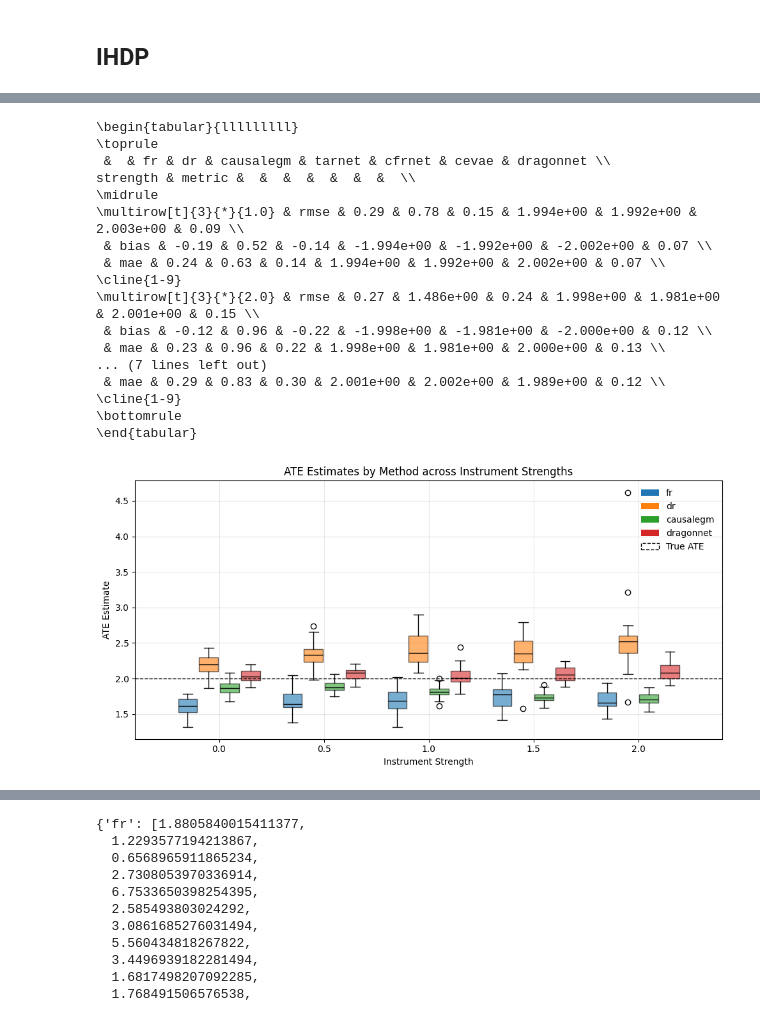
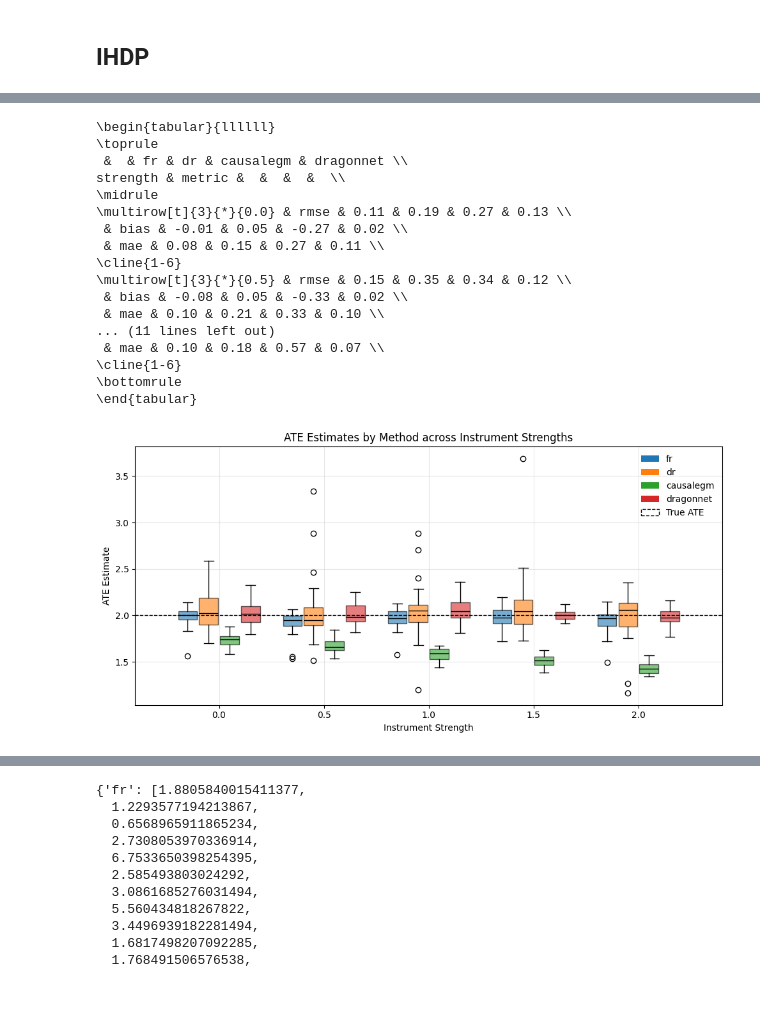
Before and after one commit to xwshen51/frengression, a Jupyter notebook: paper_exp/binary.ipynb, the cells around one changed output, grey strips where cells are left out. Drawn from its saved outputs; the diff is of its cells as text; code cells hidden in the pictures.

Commit message:
binary treatment result

```diff
--- a/paper_exp/binary.ipynb
+++ b/paper_exp/binary.ipynb
@@ -679,7 +606,7 @@ while valid_trials < max_trials:
 
     # Initialize Frengression model
     model = Frengression(x_tr.shape[1], y_tr.shape[1], z_tr.shape[1],
-                         noise_dim=1, num_layer=3, hidden_dim=400,
+                         noise_dim=1, num_layer=3, hidden_dim=100,
                          device=torch.device('cuda' if torch.cuda.is_available() else 'cpu'),
                          x_binary=binary_intervention, z_binary_dims=0)
 
@@ -691,7 +618,7 @@ while valid_trials < max_trials:
     P0 = model.predict_causal(torch.tensor([0], dtype=torch.int32), sample_size=1000).numpy()
     P1 = model.sample_causal_margin(torch.tensor([1], dtype=torch.int32), sample_size=1000).numpy().reshape(-1, 1)
     ate_fr = np.mean(P1) - np.mean(P0)
-    # ate_fr = cross_fit_frengression(df_tr, binary_intervention, p, outcome_reg=False, k_folds=5, num_iters=1000, lr=1e-4, sample_size=1000)['ATE_marginal']
+    # ate_fr = cross_fit_frengression(df_tr, binary_intervention, p, outcome_reg=False, k_folds=1, num_iters=1000, lr=1e-4, sample_size=1000)['ATE']
 
     tracker['fr'].append(ate_fr)
 
@@ -717,14 +644,2 @@ Stopping at iter 117: |Δy|=8.2117e-03, |Δη|=7.9522e-03
 Warning: covariate dimension does not aligned with the specified input dimension; filling in the remaining dimension with noise.
 Warning: covariate dimension does not aligned with the specified input dimension; filling in the remaining dimension with noise.
-# %%
-model = Frengression(x_tr.shape[1], y_tr.shape[1], z_tr.shape[1],
-                         noise_dim=1, num_layer=3, hidden_dim=100,
-                         device=torch.device('cuda' if torch.cuda.is_available() else 'cpu'),
-                         x_binary=binary_intervention, z_binary_dims=0)
-
-
-model.train_y(x_tr, z_tr, y_tr, num_iters=1000, lr=1e-4, print_every_iter=100, tol = 0.01)
-P0 = model.predict_causal(torch.tensor([0], dtype=torch.int32), sample_size=1000).numpy()
-P1 = model.sample_causal_margin(torch.tensor([1], dtype=torch.int32), sample_size=1000).numpy().reshape(-1, 1)
-ate_fr = np.mean(P1) - np.mean(P0)
-ate_fr
@@ -739,0 +646,15 @@ Epoch 700: loss 1.3458, loss_y 0.7984, 1.8274, 2.0580,  loss_eta 0.5475, 1.2038,
+# %%
+model = Frengression(x_tr.shape[1], y_tr.shape[1], z_tr.shape[1],
+                         noise_dim=1, num_layer=3, hidden_dim=100,
+                         device=torch.device('cuda' if torch.cuda.is_available() else 'cpu'),
+                         x_binary=binary_intervention, z_binary_dims=0)
+
+
+model.train_y(x_tr, z_tr, y_tr, num_iters=1000, lr=1e-4, print_every_iter=100, tol = 0)
+
+
+# # Sample model distributions
+P0 = model.predict_causal(torch.tensor([0], dtype=torch.int32), sample_size=1000).numpy()
+P1 = model.sample_causal_margin(torch.tensor([1], dtype=torch.int32), sample_size=1000).numpy().reshape(-1, 1)
+ate_fr = np.mean(P1) - np.mean(P0)
+ate_fr
@@ -757,12 +712,12 @@ import numpy as np
 import pandas as pd
 
 # 1) Load your tracker
-with open("result/binary/synthetic_1k.json") as f:
+with open("result/binary/synthetic_1k_v1.json") as f:
     tracker = json.load(f)
 
 # 2) Define strengths and methods in the order you want
 strengths = sorted(tracker.keys(), key=lambda x: float(x))
-methods   = ["fr","dr","causalegm","tarnet","cfrnet","cevae","dragonnet"]
+methods   = ["fr","dr","causalegm","dragonnet"]
 
 # 3) Build a MultiIndex DataFrame
 rows = []
@@ -800,21 +755,21 @@ df_fmt = df.applymap(fmt)
 # 5) Print LaTeX
 print(df_fmt.to_latex(multicolumn=True, multirow=True, escape=False))
 # %% [output]
-\begin{tabular}{lllllllll}
+\begin{tabular}{llllll}
 \toprule
- &  & fr & dr & causalegm & tarnet & cfrnet & cevae & dragonnet \\
-strength & metric &  &  &  &  &  &  &  \\
+ &  & fr & dr & causalegm & dragonnet \\
+strength & metric &  &  &  &  \\
 \midrule
-\multirow[t]{3}{*}{1.0} & rmse & 0.29 & 0.78 & 0.15 & 1.994e+00 & 1.992e+00 & 2.003e+00 & 0.09 \\
- & bias & -0.19 & 0.52 & -0.14 & -1.994e+00 & -1.992e+00 & -2.002e+00 & 0.07 \\
- & mae & 0.24 & 0.63 & 0.14 & 1.994e+00 & 1.992e+00 & 2.002e+00 & 0.07 \\
-\cline{1-9}
-\multirow[t]{3}{*}{2.0} & rmse & 0.27 & 1.486e+00 & 0.24 & 1.998e+00 & 1.981e+00 & 2.001e+00 & 0.15 \\
- & bias & -0.12 & 0.96 & -0.22 & -1.998e+00 & -1.981e+00 & -2.000e+00 & 0.12 \\
- & mae & 0.23 & 0.96 & 0.22 & 1.998e+00 & 1.981e+00 & 2.000e+00 & 0.13 \\
-... (7 lines left out)
- & mae & 0.29 & 0.83 & 0.30 & 2.001e+00 & 2.002e+00 & 1.989e+00 & 0.12 \\
-\cline{1-9}
+\multirow[t]{3}{*}{0.0} & rmse & 0.11 & 0.19 & 0.27 & 0.13 \\
+ & bias & -0.01 & 0.05 & -0.27 & 0.02 \\
+ & mae & 0.08 & 0.15 & 0.27 & 0.11 \\
+\cline{1-6}
+\multirow[t]{3}{*}{0.5} & rmse & 0.15 & 0.35 & 0.34 & 0.12 \\
+ & bias & -0.08 & 0.05 & -0.33 & 0.02 \\
+ & mae & 0.10 & 0.21 & 0.33 & 0.10 \\
+... (11 lines left out)
+ & mae & 0.10 & 0.18 & 0.57 & 0.07 \\
+\cline{1-6}
 \bottomrule
 \end{tabular}
 # %%
@@ -824,7 +779,7 @@ import matplotlib.pyplot as plt
 from matplotlib.patches import Patch
 
 # Load
-with open("result/binary/synthetic_1k_v3.json") as f:
+with open("result/binary/synthetic_1k_v1.json") as f:
     tracker = json.load(f)
 
 strengths = sorted(tracker.keys(), key=lambda x: float(x))
@@ -845,34 +800,34 @@ for i, s in enumerate(strengths):
     if i == 1:
         pass
     for j, meth in enumerate(methods):
         pos = i - 0.4 + j*width + width/2
         data = tracker[s][meth]
         plt.boxplot(data,
                     positions=[pos],
                     widths=width*0.9,
                     patch_artist=True,
                     boxprops=dict(facecolor=colors[meth], alpha=0.6),
                     medianprops=dict(color="black"))
 
 # True ATE line
 plt.axhline(2.0, color='black', linestyle='--', linewidth=1)
 
 # Ticks & labels
 plt.xticks(ticks=list(range(n)), labels=strengths)
 plt.xlabel("Instrument Strength")
 plt.ylabel("ATE Estimate")
 
 # Single legend
 handles = [Patch(facecolor=colors[m], label=m) for m in methods]
 handles.append(Patch(facecolor='none', edgecolor='black', linestyle='--', label='True ATE'))
 plt.legend(handles=handles, loc="upper right", frameon=False, ncol=1)
 
 plt.title("ATE Estimates by Method across Instrument Strengths")
 plt.grid(alpha=0.3)
 plt.tight_layout()
 plt.show()
 # %% [output]
-[figure, old version]
+[figure, new version]
 # %%
 import json
 import numpy as np
```
Also changed, not shown: parts of 14 cells of this notebook, 1 other file.
